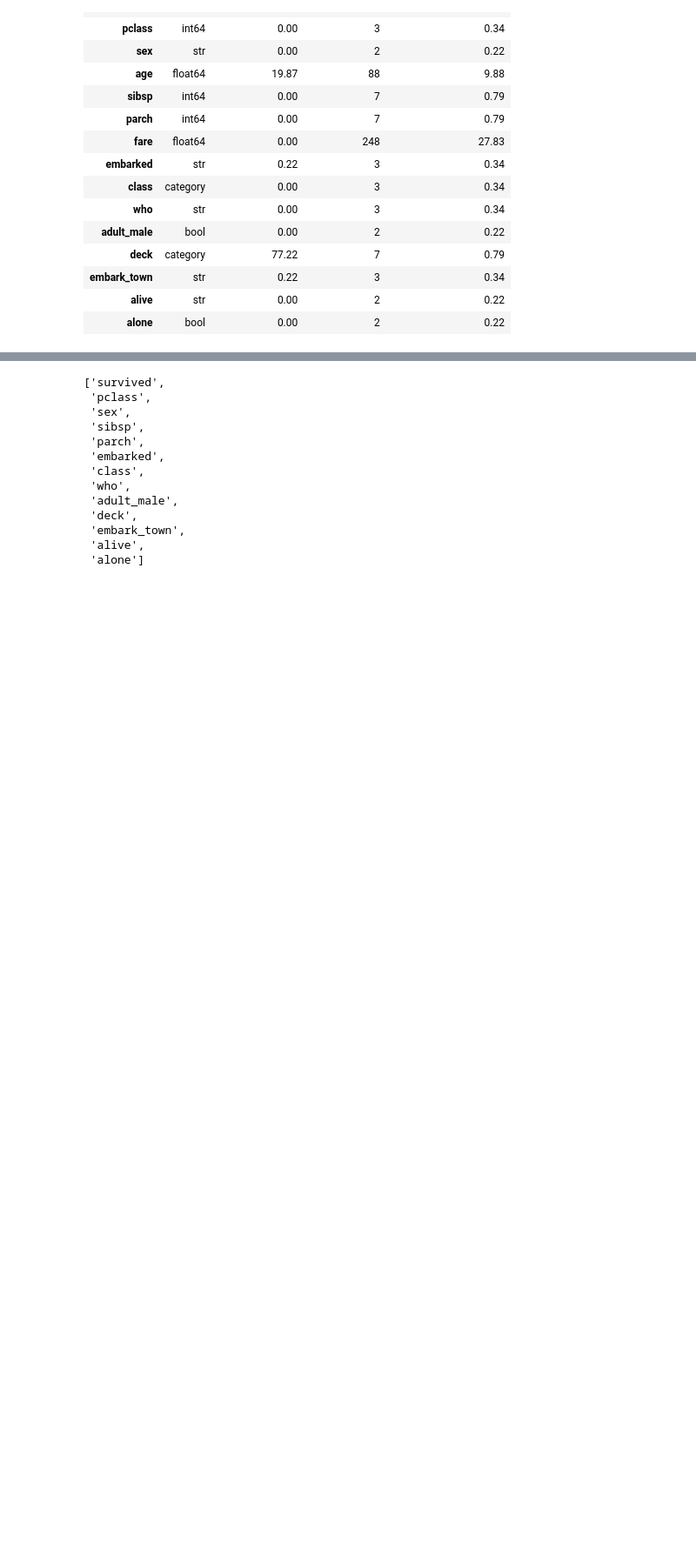
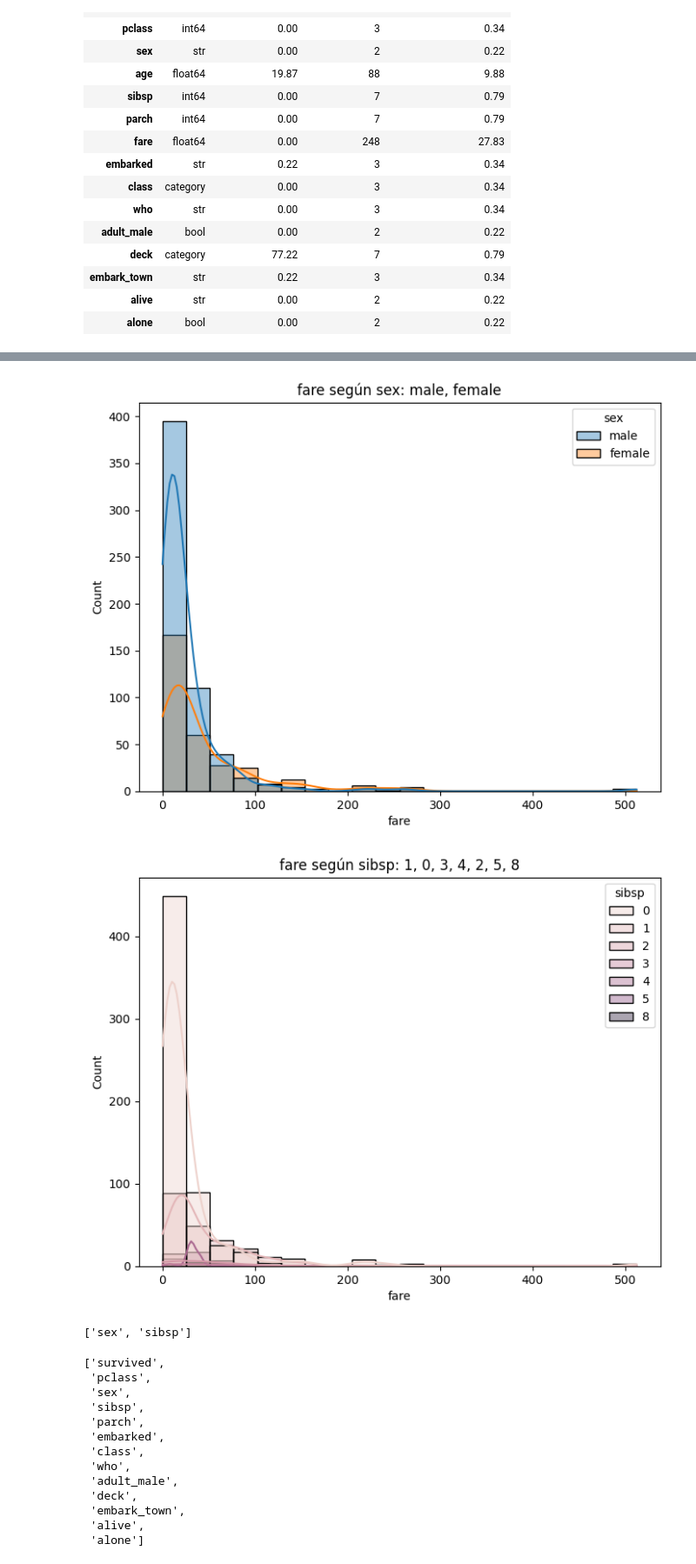
Before and after one commit to IsaacFrr/Team_challenge_toolbox, a Jupyter notebook: notebooks/demo.ipynb, the cells around one changed output, grey strips where cells are left out. Shown at 87% size. Cells and saved outputs as stored; diff of their text form; code cells hidden in the pictures; blank space fills up the shorter version.

```diff
--- a/notebooks/demo.ipynb
+++ b/notebooks/demo.ipynb
@@ -33,3 +84,9 @@ plot_features_cat_regression(df, "fare", ["class", "survived", "sibsp", "sex"],
+# %%
+plot_features_cat_regression(df, "fare", ["sibsp", "sex"], with_individual_plot=True)
+# %% [output]
+[figure, added]
+[figure, added]
+['sex', 'sibsp']
 # %%
 get_features_cat_regression(df, "fare")
 # %% [output]
```
Also changed, not shown: parts of 8 cells of this notebook, 1 other file.
